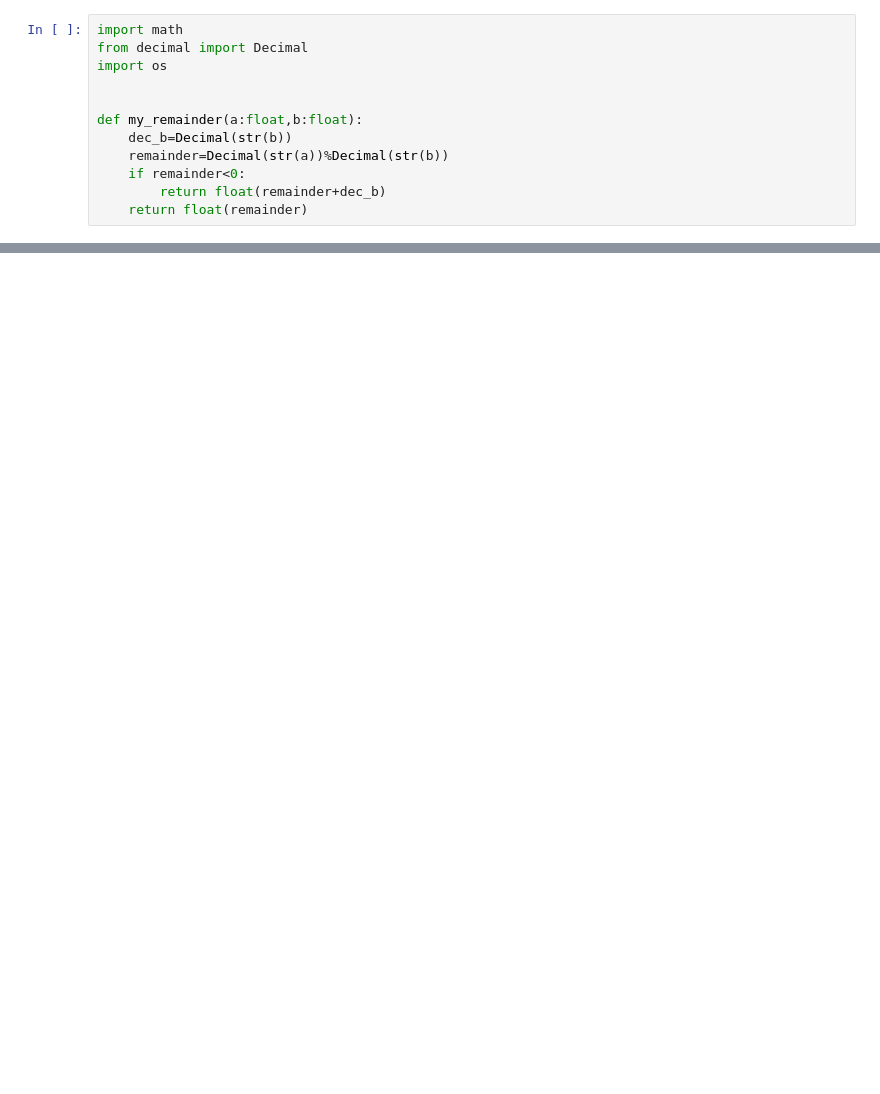
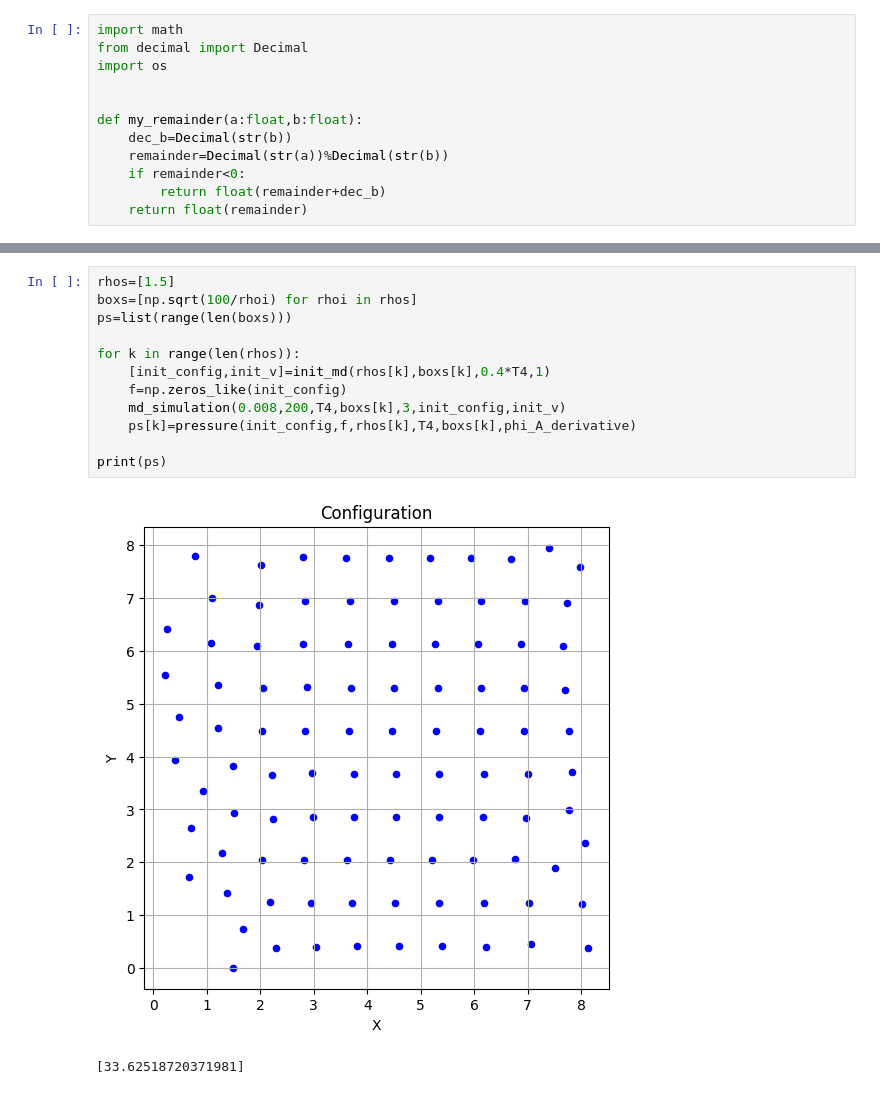
Before and after one commit to Tom20200112/comp_physics, a Jupyter notebook: Project/project.ipynb, the cells around one changed output, grey strips where cells are left out. Drawn from its saved outputs; the diff is of its cells as text; blank space fills up the shorter version.

```diff
--- a/Project/project.ipynb
+++ b/Project/project.ipynb
@@ -372,0 +399,15 @@ print(energies_md)
+# %%
+rhos=[1.5]
+boxs=[np.sqrt(100/rhoi) for rhoi in rhos]
+ps=list(range(len(boxs)))
+
+for k in range(len(rhos)):
+    [init_config,init_v]=init_md(rhos[k],boxs[k],0.4*T4,1)
+    f=np.zeros_like(init_config)
+    md_simulation(0.008,200,T4,boxs[k],3,init_config,init_v)
+    ps[k]=pressure(init_config,f,rhos[k],T4,boxs[k],phi_A_derivative)
+
+print(ps)
+# %% [output]
+[figure, added]
+[33.62518720371981]
```
Also changed, not shown: parts of 14 cells of this notebook, 9 other files.
